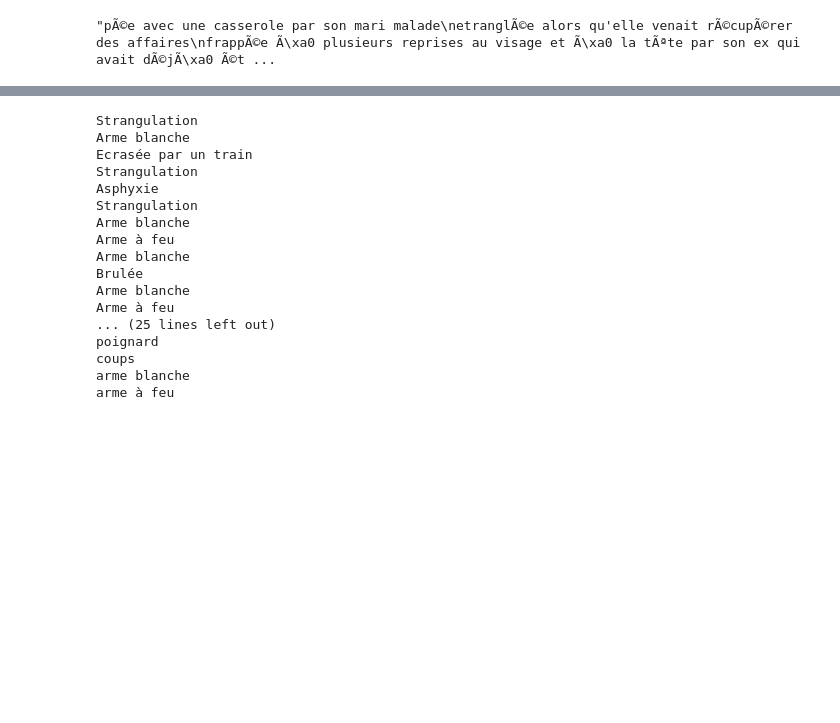
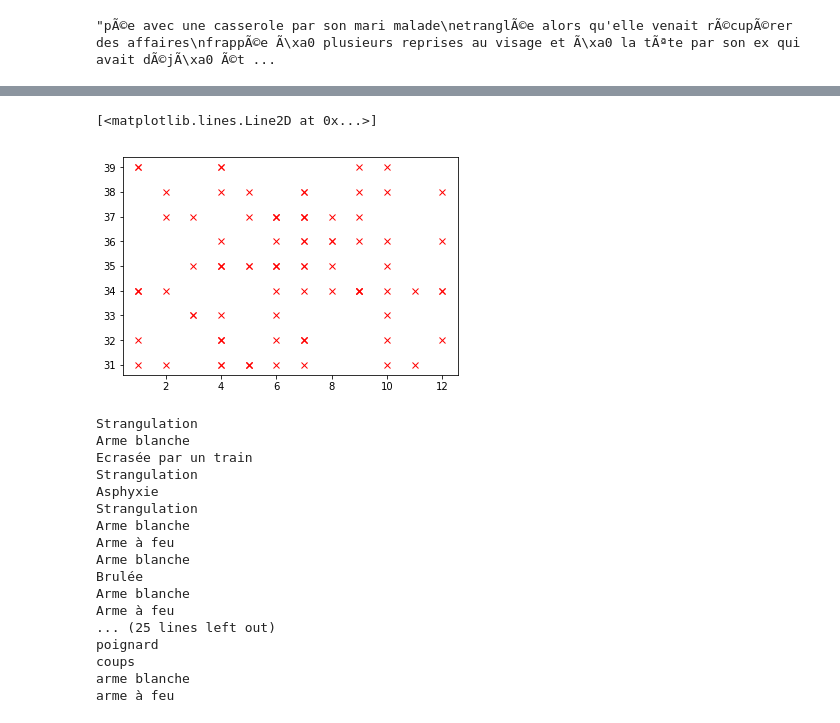
Before and after one commit to macbuse/GUARDIAN, a Jupyter notebook: liberation_femicide.ipynb, the cells around one changed output, grey strips where cells are left out. Drawn from its saved outputs; the diff is of its cells as text; code cells hidden in the pictures; blank space fills up the shorter version.

```diff
--- a/liberation_femicide.ipynb
+++ b/liberation_femicide.ipynb
@@ -70,7 +77,8 @@ set([ x.lower().strip() for x in df['mois'].values ])
 df['mois'] = np.array([month2num[x.lower().strip()]
                        for x in df['mois'].values])
 # %%
-month2num = {'aoã»t' : 8,
+month2num = {'aout' : 8,
+             'aoã»t' : 8,
  'avril' : 4,
  'dã©cembre' : 12,
  'fã©vrier': 2,
@@ -100,3 +106,13 @@ ddf = df[df['age'] != '?']
+# %%
+ddf = df[df['age'] != '?']
+mm = [ month2num[x.lower().strip()] for x in  ddf['mois'].values ]
+aa = [ int(x) for x in ddf['age'].values ]
+L = [x for x in zip(mm,aa) if 30 < x[1] < 40]
+X, Y = list(zip(*L))
+plt.plot(X,Y, 'rx')
+# %% [output]
+[<matplotlib.lines.Line2D at 0x...>]
+[figure, added]
 # %%
  mask = (30 < ddf['age'].astype(int))  &  (ddf['age'].astype(int) < 35)
 
```
Also changed, not shown: parts of 8 cells of this notebook, 8 other files.
